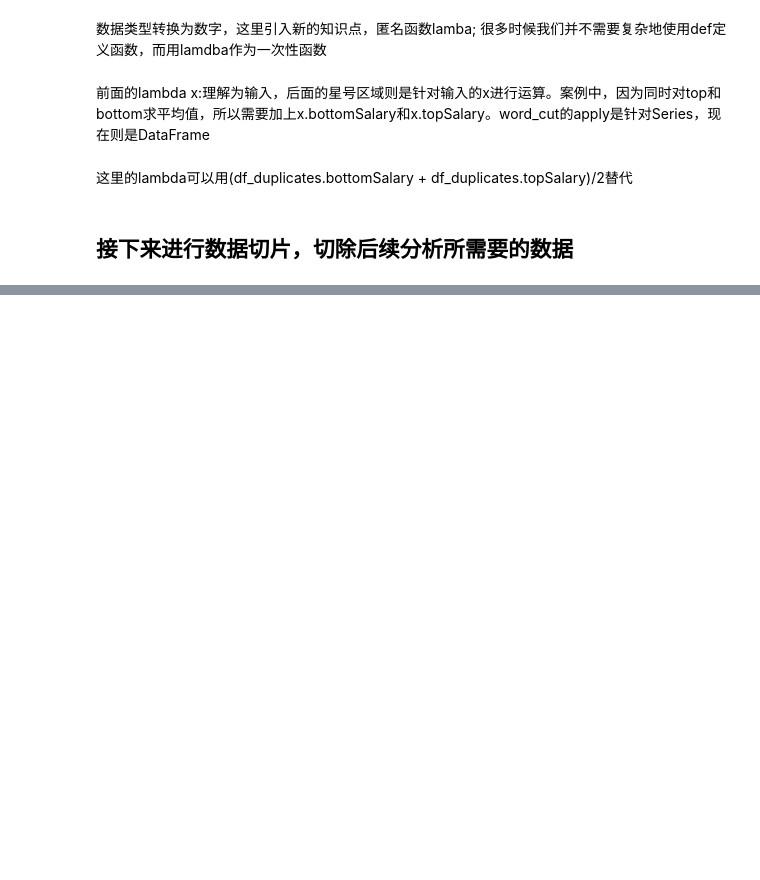
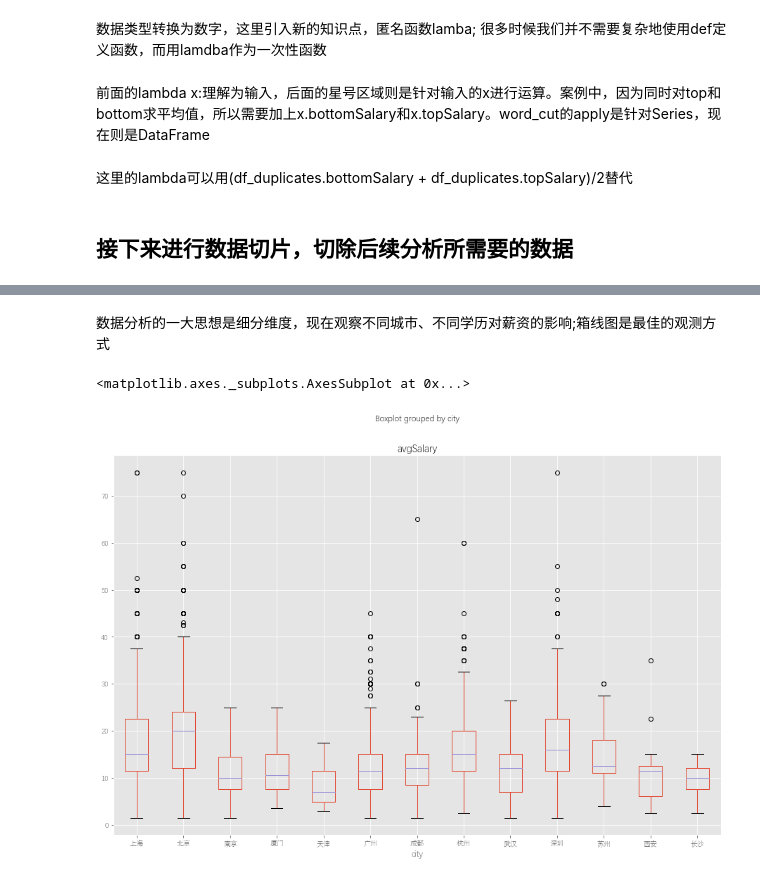
Before and after one commit to EdwardDaChina/Jupter-Learning, a Jupyter notebook: 学习Pandas数据预处理和基本分析、可视化方法-checkpoint.ipynb, the cells around one changed output, grey strips where cells are left out. Cells and saved outputs as stored; diff of their text form; code cells hidden in the pictures; blank space fills up the shorter version.

```diff
--- a/学习Pandas数据预处理和基本分析、可视化方法-checkpoint.ipynb
+++ b/学习Pandas数据预处理和基本分析、可视化方法-checkpoint.ipynb
@@ -442,0 +547,7 @@ data_duplicates['avgSala']=data_duplicates.apply(lambda x:(x.bottomSalary+x.topS
+# %% [markdown]
+数据分析的一大思想是细分维度，现在观察不同城市、不同学历对薪资的影响;箱线图是最佳的观测方式
+# %%
+data_clean.boxplot(column='avgSalary',by='city',figsize=(15,10))
+# %% [output]
+<matplotlib.axes._subplots.AxesSubplot at 0x...>
+[figure, added]
```
Also changed, not shown: parts of 63 cells of this notebook.
